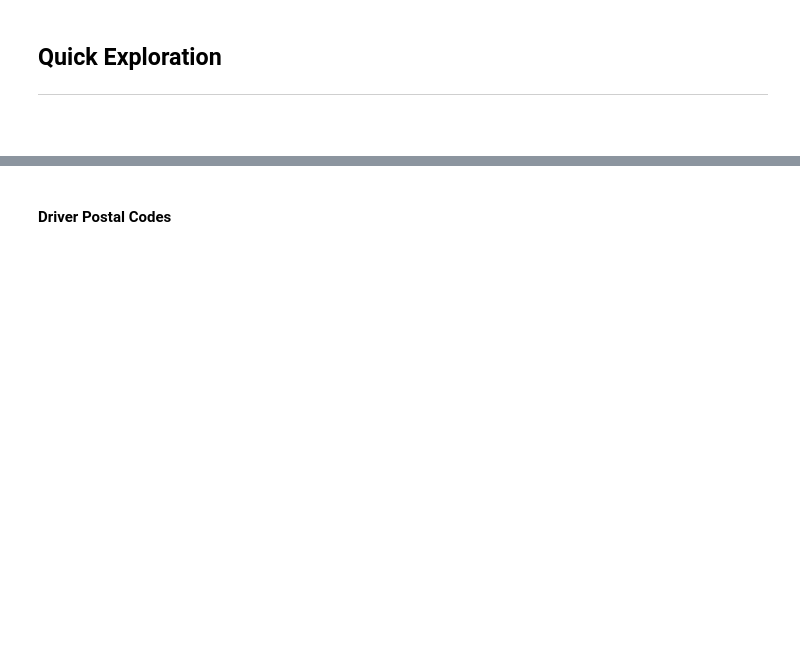
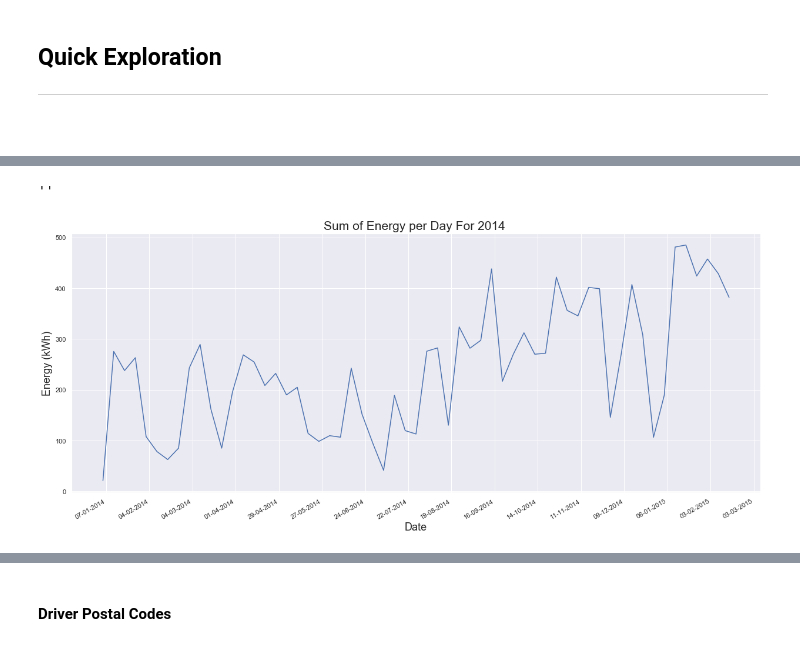
Before and after one commit to encodingintuition/EV_Infrastructure, a Jupyter notebook: code/GeorgiaTech_ev_charg_behav.ipynb, the cells around one changed output, grey strips where cells are left out. Saved outputs shown, nothing was run; the diff lists cells and outputs as text; code cells hidden in the pictures; blank space fills up the shorter version.

```diff
--- a/code/GeorgiaTech_ev_charg_behav.ipynb
+++ b/code/GeorgiaTech_ev_charg_behav.ipynb
@@ -78,0 +136,24 @@ Index(['Label 01', 'Lable 02', 'Org Name', 'Start Date', 'Start Time Zone',
+# %%
+# Sum of Energy per Day For 2014
+
+
+
+sns.lineplot(
+    x = df_graph.index, y = df_graph['Energy (kWh)']
+
+);
+# Axis labels
+plt.xlabel("Date", fontsize = 18)
+plt.ylabel("Energy (kWh)", fontsize = 18)
+plt.title('Sum of Energy per Day For 2014 ', fontsize = 21)
+
+plt.gcf().autofmt_xdate()
+
+date_format = mdates.DateFormatter('%d-%m-%Y')
+plt.gca().xaxis.set_major_formatter(date_format)
+plt.gca().xaxis.set_major_locator(mdates.WeekdayLocator(interval=4))
+    # ax.xaxis.set_minor_locator(mdates.DayLocator())
+;
+# %% [output]
+''
+[figure, added]
```
Also changed, not shown: parts of 9 cells of this notebook.
